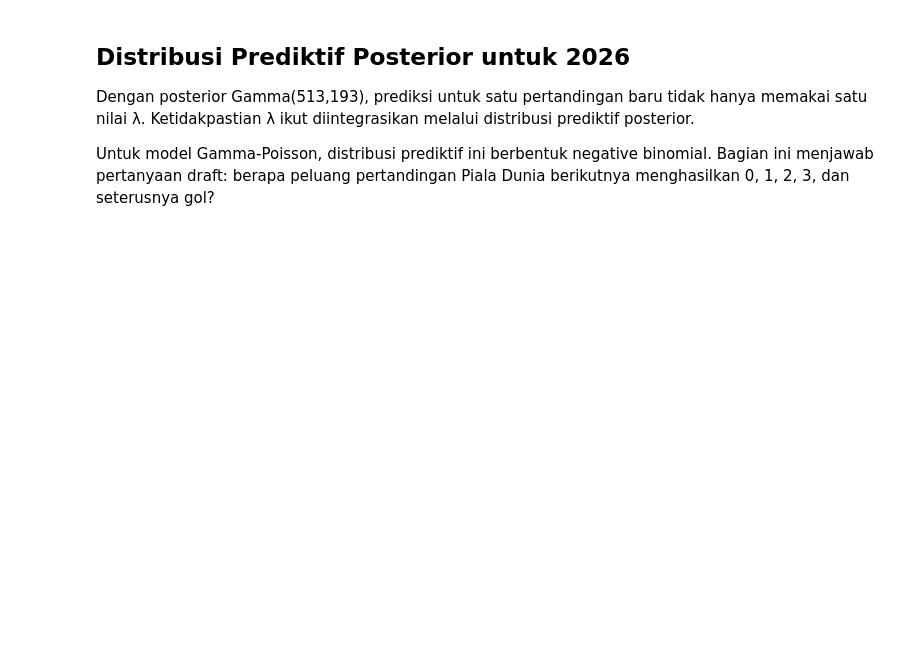
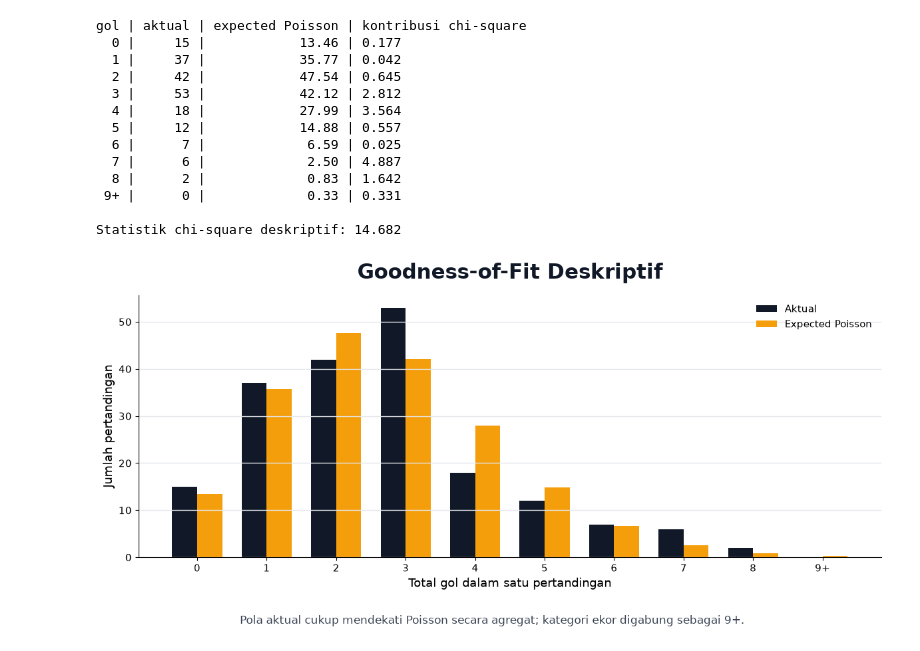
Before and after one commit to mhafizsir/kuliah_msaf2, a Jupyter notebook: notebooks/bayesian_poisson_worldcup.ipynb, the cells around one changed output. Saved outputs shown, nothing was run; the diff lists cells and outputs as text; code cells hidden in the pictures; blank space fills up the shorter version.

```diff
--- a/notebooks/bayesian_poisson_worldcup.ipynb
+++ b/notebooks/bayesian_poisson_worldcup.ipynb
@@ -216,6 +330,5 @@ Untuk menjaga notebook tetap ringan, ukuran kecocokan yang ditampilkan adalah st
 # %%
 observed_frequency = frequency_table(train_goals)
-max_goal = max(max(observed_frequency), 9)
 observed_grouped = []
 for k in range(0, 9):
     observed_grouped.append(observed_frequency.get(k, 0))
@@ -223,45 +336,66 @@ observed_grouped.append(sum(count for goal, count in observed_frequency.items()
 
 expected_grouped = []
 for k in range(0, 9):
     expected_grouped.append(train_match_count * poisson_pmf(k, posterior_mean))
 expected_grouped.append(train_match_count * (1 - sum(poisson_pmf(k, posterior_mean) for k in range(0, 9))))
 
 labels = [str(k) for k in range(0, 9)] + ["9+"]
 goodness_of_fit_rows = []
 chi_square_stat = 0.0
 for label, observed, expected in zip(labels, observed_grouped, expected_grouped):
     contribution = ((observed - expected) ** 2 / expected) if expected > 0 else 0.0
     chi_square_stat += contribution
     goodness_of_fit_rows.append({
         "goals": label,
         "observed": observed,
         "expected": expected,
         "chi_square": contribution,
     })
 
 print("gol | aktual | expected Poisson | kontribusi chi-square")
 for row in goodness_of_fit_rows:
     print(f"{row['goals']:>3} | {row['observed']:>6} | {row['expected']:>16.2f} | {row['chi_square']:.3f}")
 print(f"\nStatistik chi-square deskriptif: {chi_square_stat:.3f}")
 
 try:
     import matplotlib.pyplot as plt
+
     x = list(range(len(labels)))
-    plt.figure(figsize=(8, 4))
-    plt.bar([v - 0.2 for v in x], observed_grouped, width=0.4, label="Aktual")
-    plt.bar([v + 0.2 for v in x], expected_grouped, width=0.4, label="Expected Poisson")
-    plt.xticks(x, labels)
-    plt.title("Frekuensi Gol Aktual vs Poisson")
-    plt.xlabel("Total gol dalam pertandingan")
-    plt.ylabel("Jumlah pertandingan")
-    plt.legend()
+    fig, ax = plt.subplots(figsize=(12, 6))
+    ax.bar([v - 0.18 for v in x], observed_grouped, width=0.36, label="Aktual", color=COLOR_DARK)
+    ax.bar([v + 0.18 for v in x], expected_grouped, width=0.36, label="Expected Poisson", color=COLOR_ORANGE)
+    ax.set_xticks(x)
+    ax.set_xticklabels(labels)
+    ax.set_title("Goodness-of-Fit Deskriptif", fontsize=22, fontweight="bold", color=COLOR_TEXT, pad=18)
+    ax.set_xlabel("Total gol dalam satu pertandingan", fontsize=13)
+    ax.set_ylabel("Jumlah pertandingan", fontsize=13)
+    ax.legend(frameon=False, loc="upper right", fontsize=11)
+    style_axes(ax)
+    fig.text(
+        0.5,
+        0.02,
+        "Pola aktual cukup mendekati Poisson secara agregat; kategori ekor digabung sebagai 9+.",
+        ha="center",
+        fontsize=12,
+        color=COLOR_MUTED,
+    )
+    save_figure(fig, "goal_frequency_fit.png")
     plt.show(block=False)
-    plt.close()
+    plt.close(fig)
 except ImportError:
     print("matplotlib tidak tersedia; tabel goodness-of-fit ditampilkan di atas.")
+# %% [output]
+gol | aktual | expected Poisson | kontribusi chi-square
+  0 |     15 |            13.46 | 0.177
+  1 |     37 |            35.77 | 0.042
+  2 |     42 |            47.54 | 0.645
+  3 |     53 |            42.12 | 2.812
+  4 |     18 |            27.99 | 3.564
+  5 |     12 |            14.88 | 0.557
+  6 |      7 |             6.59 | 0.025
+  7 |      6 |             2.50 | 4.887
+  8 |      2 |             0.83 | 1.642
+ 9+ |      0 |             0.33 | 0.331
+
+Statistik chi-square deskriptif: 14.682
+[figure, added]
-# %% [markdown]
-## Distribusi Prediktif Posterior untuk 2026
-
-Dengan posterior Gamma(513,193), prediksi untuk satu pertandingan baru tidak hanya memakai satu nilai λ. Ketidakpastian λ ikut diintegrasikan melalui distribusi prediktif posterior.
-
-Untuk model Gamma-Poisson, distribusi prediktif ini berbentuk negative binomial. Bagian ini menjawab pertanyaan draft: berapa peluang pertandingan Piala Dunia berikutnya menghasilkan 0, 1, 2, 3, dan seterusnya gol?
```
Also changed, not shown: parts of 11 cells of this notebook, 7 other files.
